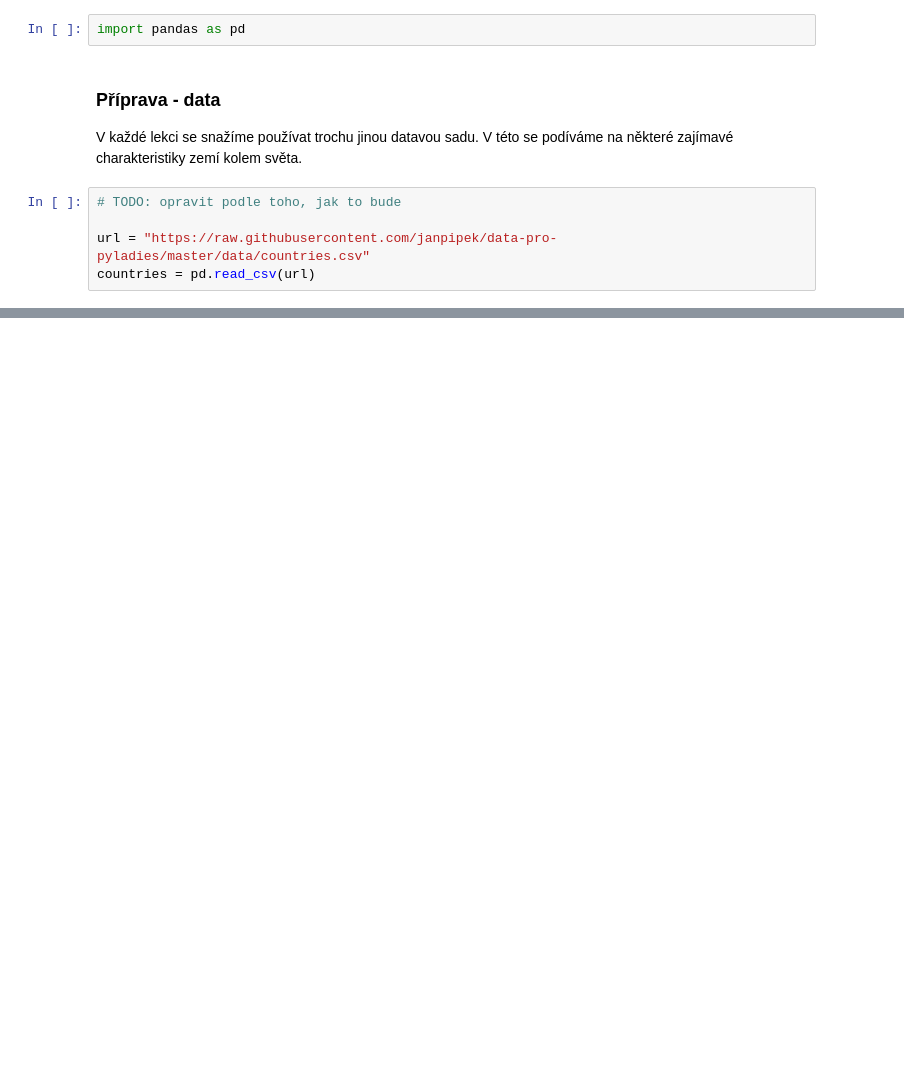
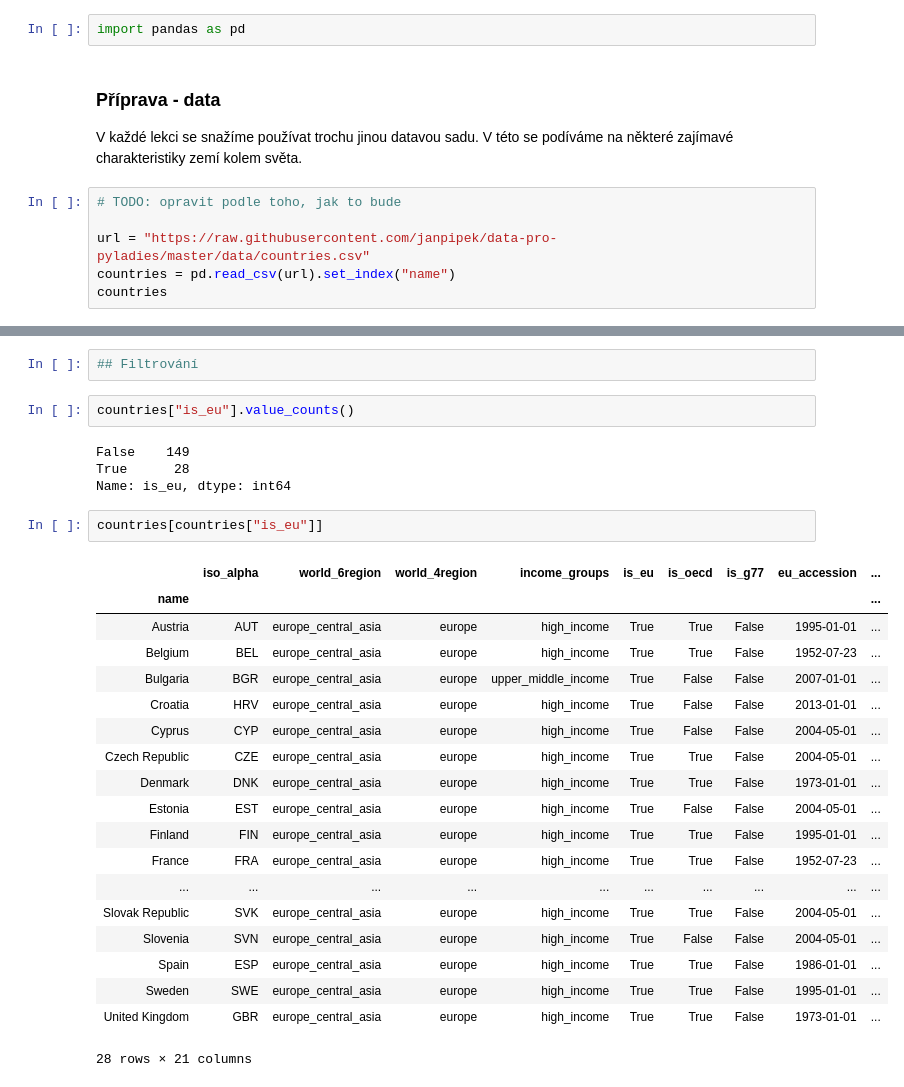
Before and after one commit to janpipek/naucse.python.cz, a Jupyter notebook: lessons/pydata/pandas_types/index.ipynb, the cells around one changed output, grey strips where cells are left out. Cells and saved outputs as stored; diff of their text form; blank space fills up the shorter version.

```diff
--- a/lessons/pydata/pandas_types/index.ipynb
+++ b/lessons/pydata/pandas_types/index.ipynb
@@ -12,4 +12,5 @@ V každé lekci se snažíme používat trochu jinou datavou sadu. V této se po
 # TODO: opravit podle toho, jak to bude
 
 url = "https://raw.githubusercontent.com/janpipek/data-pro-pyladies/master/data/countries.csv"
-countries = pd.read_csv(url)
+countries = pd.read_csv(url).set_index("name")
+countries
@@ -35,0 +98,30 @@ countries.dtypes
+# %%
+## Filtrování
+# %%
+countries["is_eu"].value_counts()
+# %% [output]
+False    149
+True      28
+Name: is_eu, dtype: int64
+# %%
+countries[countries["is_eu"]]
+# %% [output]
+|  | iso_alpha | world_6region | world_4region | income_groups | is_eu | is_oecd | is_g77 | eu_accession | ... |
+| name |  |  |  |  |  |  |  |  | ... |
+| Austria | AUT | europe_central_asia | europe | high_income | True | True | False | 1995-01-01 | ... |
+| Belgium | BEL | europe_central_asia | europe | high_income | True | True | False | 1952-07-23 | ... |
+| Bulgaria | BGR | europe_central_asia | europe | upper_middle_income | True | False | False | 2007-01-01 | ... |
+| Croatia | HRV | europe_central_asia | europe | high_income | True | False | False | 2013-01-01 | ... |
+| Cyprus | CYP | europe_central_asia | europe | high_income | True | False | False | 2004-05-01 | ... |
+| Czech Republic | CZE | europe_central_asia | europe | high_income | True | True | False | 2004-05-01 | ... |
+| Denmark | DNK | europe_central_asia | europe | high_income | True | True | False | 1973-01-01 | ... |
+| Estonia | EST | europe_central_asia | europe | high_income | True | False | False | 2004-05-01 | ... |
+| Finland | FIN | europe_central_asia | europe | high_income | True | True | False | 1995-01-01 | ... |
+| France | FRA | europe_central_asia | europe | high_income | True | True | False | 1952-07-23 | ... |
+| ... | ... | ... | ... | ... | ... | ... | ... | ... | ... |
+| Slovak Republic | SVK | europe_central_asia | europe | high_income | True | True | False | 2004-05-01 | ... |
+| Slovenia | SVN | europe_central_asia | europe | high_income | True | False | False | 2004-05-01 | ... |
+| Spain | ESP | europe_central_asia | europe | high_income | True | True | False | 1986-01-01 | ... |
+| Sweden | SWE | europe_central_asia | europe | high_income | True | True | False | 1995-01-01 | ... |
+| United Kingdom | GBR | europe_central_asia | europe | high_income | True | True | False | 1973-01-01 | ... |
+28 rows × 21 columns
```
Also changed, not shown: parts of 29 cells of this notebook.
